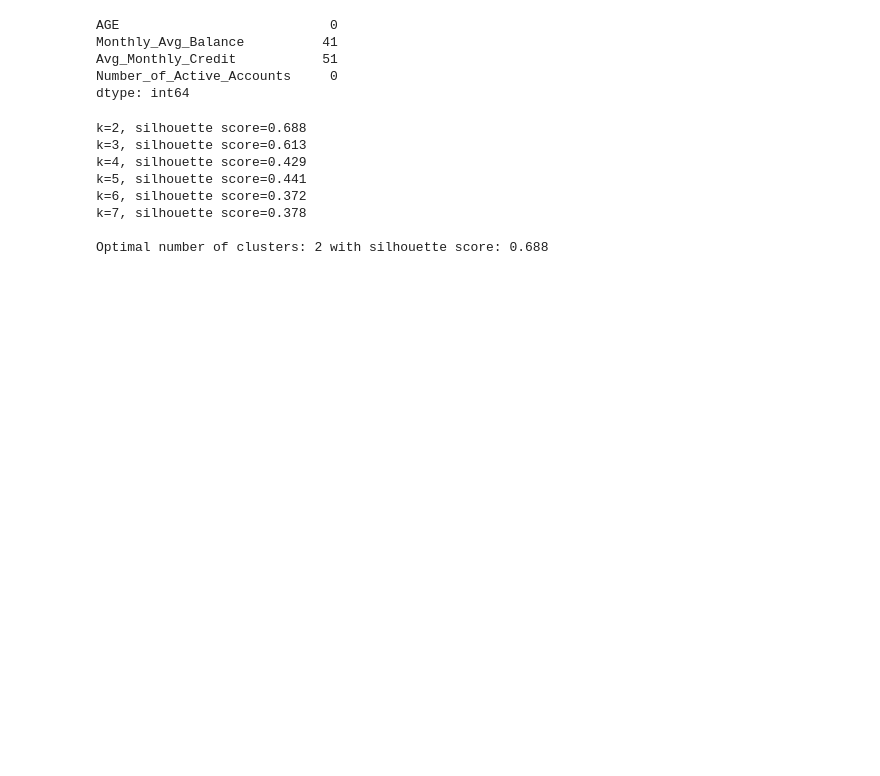
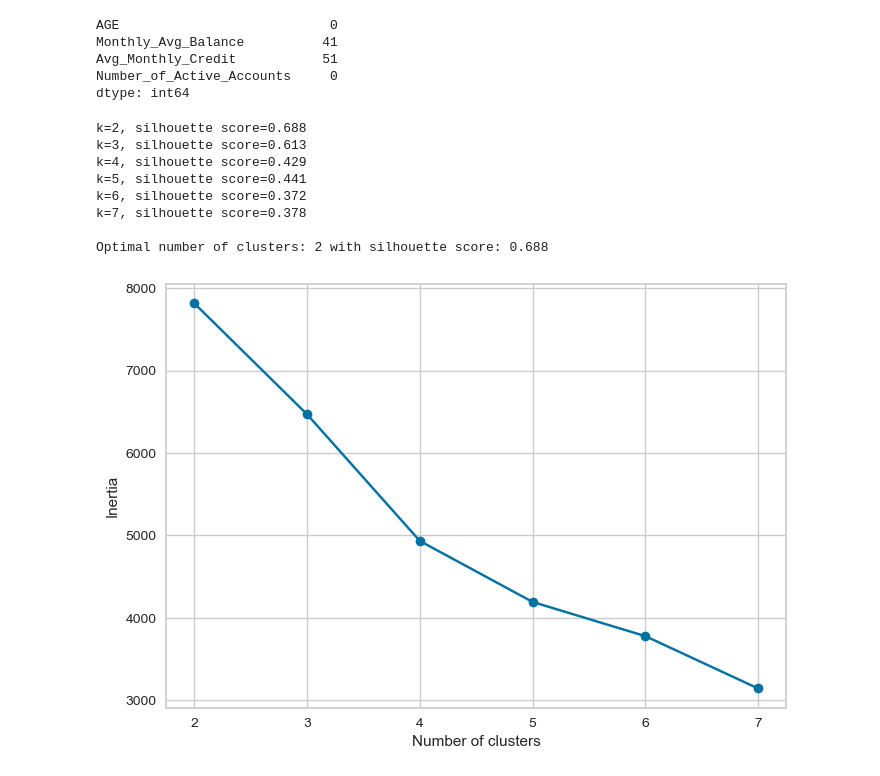
Before and after one commit to Kavindya-1/FYP, a Jupyter notebook: Initial notebook.ipynb, the cells around one changed output. Saved outputs shown, nothing was run; the diff lists cells and outputs as text; code cells hidden in the pictures; blank space fills up the shorter version.

Commit message:
plotting the intertia of the clusters

```diff
--- a/Initial notebook.ipynb
+++ b/Initial notebook.ipynb
@@ -604,3 +604,21 @@ k=6, silhouette score=0.372
 k=7, silhouette score=0.378
 
 Optimal number of clusters: 2 with silhouette score: 0.688
+# %%
+from sklearn.cluster import KMeans
+import matplotlib.pyplot as plt
+
+inertia = []
+K = range(2, 8)
+
+for k in K:
+    km = KMeans(n_clusters=k, random_state=42)
+    km.fit(X_scaled)
+    inertia.append(km.inertia_)
+
+plt.plot(K, inertia, marker='o')
+plt.xlabel('Number of clusters')
+plt.ylabel('Inertia')
+plt.show()
+# %% [output]
+[figure, added]
```
